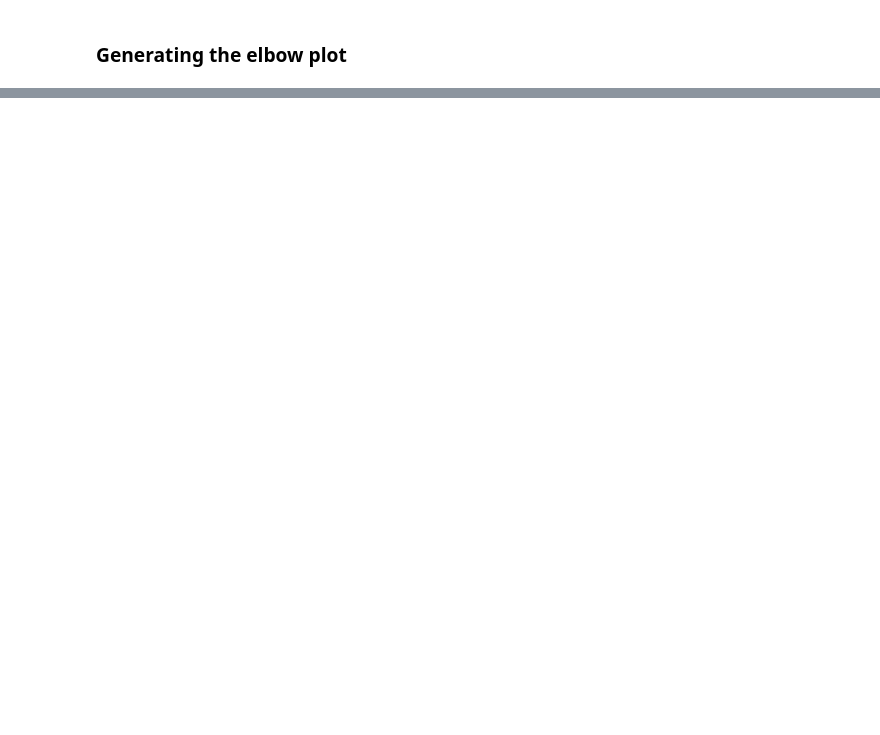
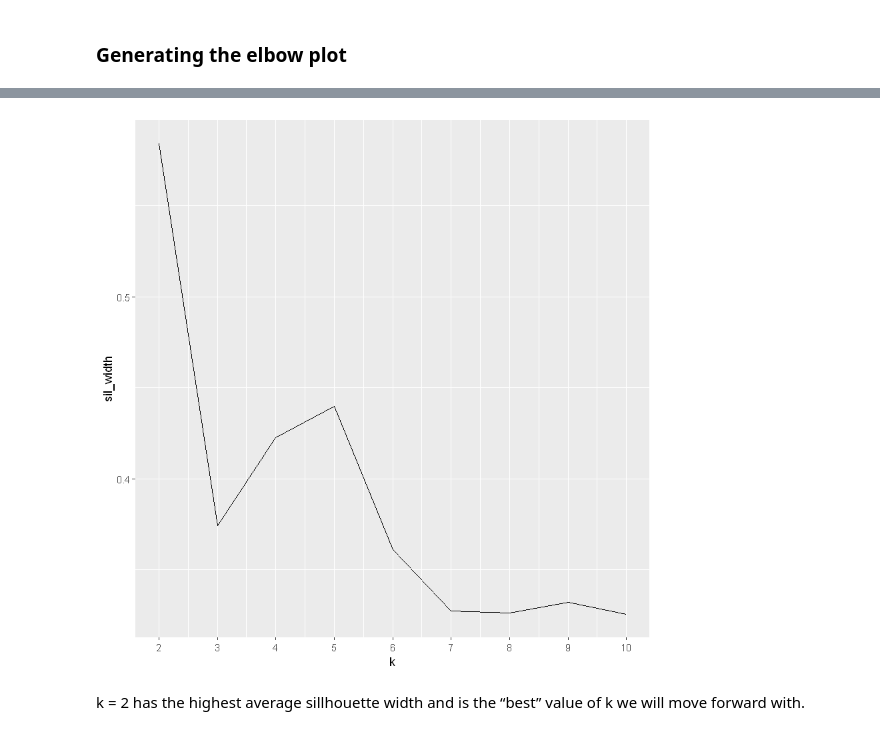
Before and after one commit to VictorOmondi1997/Cluster-Analysis-in-R, a Jupyter notebook: Cluster Analysis in R.ipynb, the cells around one changed output, grey strips where cells are left out. Saved outputs shown, nothing was run; the diff lists cells and outputs as text; code cells hidden in the pictures; blank space fills up the shorter version.

```diff
--- a/Cluster Analysis in R.ipynb
+++ b/Cluster Analysis in R.ipynb
@@ -588,0 +698,21 @@ elbow_df_l %>%
+# %%
+# Use map_dbl to run many models with varying value of k
+sil_width <- map_dbl(2:10,  function(k){
+  model <- pam(x = ws_customers, k = k)
+  model$silinfo$avg.width
+})
+
+# Generate a data frame containing both k and sil_width
+sil_df <- data.frame(
+  k = 2:10,
+  sil_width = sil_width
+)
+
+# Plot the relationship between k and sil_width
+ggplot(sil_df, aes(x = k, y = sil_width)) +
+  geom_line() +
+  scale_x_continuous(breaks = 2:10)
+# %% [output]
+[figure, added]
+# %% [markdown]
+k = 2 has the highest average sillhouette width and is the “best” value of k we will move forward with.
```
Also changed, not shown: parts of 24 cells of this notebook.
